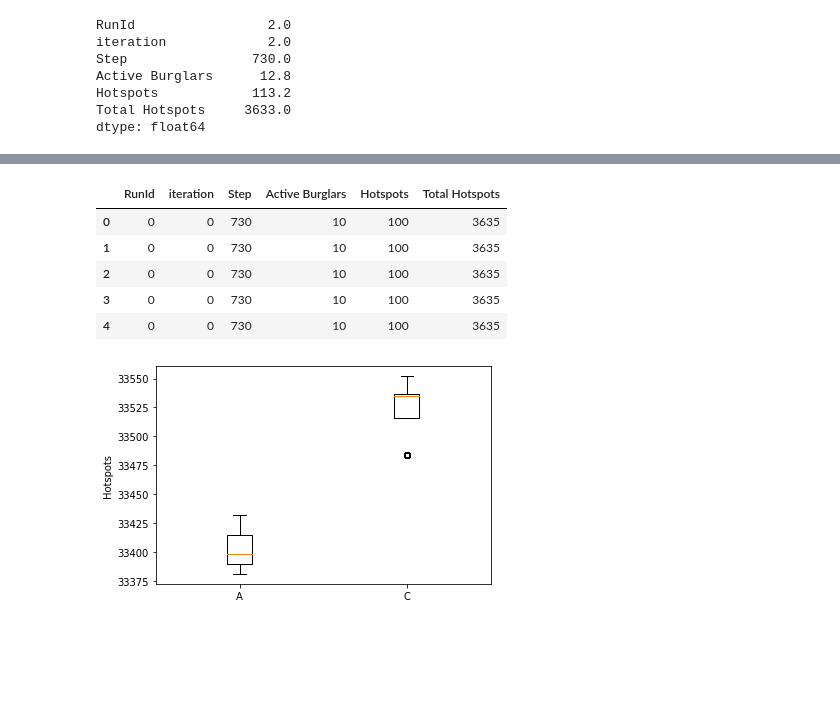
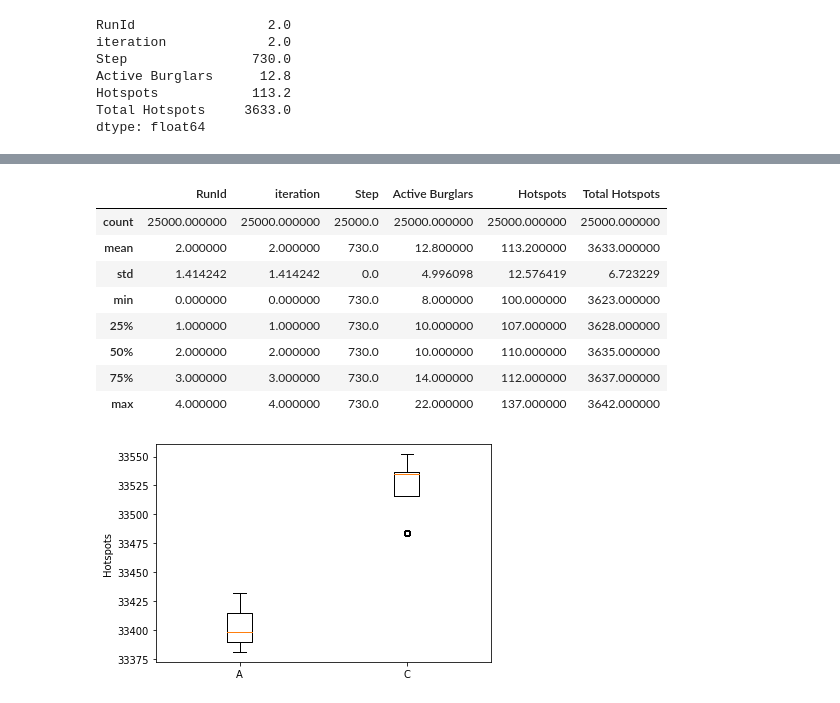
Before and after one commit to ohdearaugustin/CMSS, a Jupyter notebook: code/cmss_final.ipynb, the cells around one changed output, grey strips where cells are left out. Cells and saved outputs as stored; diff of their text form; code cells hidden in the pictures; blank space fills up the shorter version.

```diff
--- a/code/cmss_latest.ipynb
+++ b/code/cmss_final.ipynb
@@ -639,12 +666,15 @@ hotspots_d = result_d[['RunId', 'iteration','Step', 'Active Burglars','Hotspots'
 # %%
-hotspots_d.head()
+hotspots_d.describe()
 # %% [output]
 |  | RunId | iteration | Step | Active Burglars | Hotspots | Total Hotspots |
-| 0 | 0 | 0 | 730 | 10 | 100 | 3635 |
-| 1 | 0 | 0 | 730 | 10 | 100 | 3635 |
-| 2 | 0 | 0 | 730 | 10 | 100 | 3635 |
-| 3 | 0 | 0 | 730 | 10 | 100 | 3635 |
-| 4 | 0 | 0 | 730 | 10 | 100 | 3635 |
+| count | 25000.000000 | 25000.000000 | 25000.0 | 25000.000000 | 25000.000000 | 25000.000000 |
+| mean | 2.000000 | 2.000000 | 730.0 | 12.800000 | 113.200000 | 3633.000000 |
+| std | 1.414242 | 1.414242 | 0.0 | 4.996098 | 12.576419 | 6.723229 |
+| min | 0.000000 | 0.000000 | 730.0 | 8.000000 | 100.000000 | 3623.000000 |
+| 25% | 1.000000 | 1.000000 | 730.0 | 10.000000 | 107.000000 | 3628.000000 |
+| 50% | 2.000000 | 2.000000 | 730.0 | 10.000000 | 110.000000 | 3635.000000 |
+| 75% | 3.000000 | 3.000000 | 730.0 | 14.000000 | 112.000000 | 3637.000000 |
+| max | 4.000000 | 4.000000 | 730.0 | 22.000000 | 137.000000 | 3642.000000 |
 # %%
 boxplot_df = pd.DataFrame({
     'A': hotspots_a['Total Hotspots'],
```
Also changed, not shown: parts of 8 cells of this notebook.
